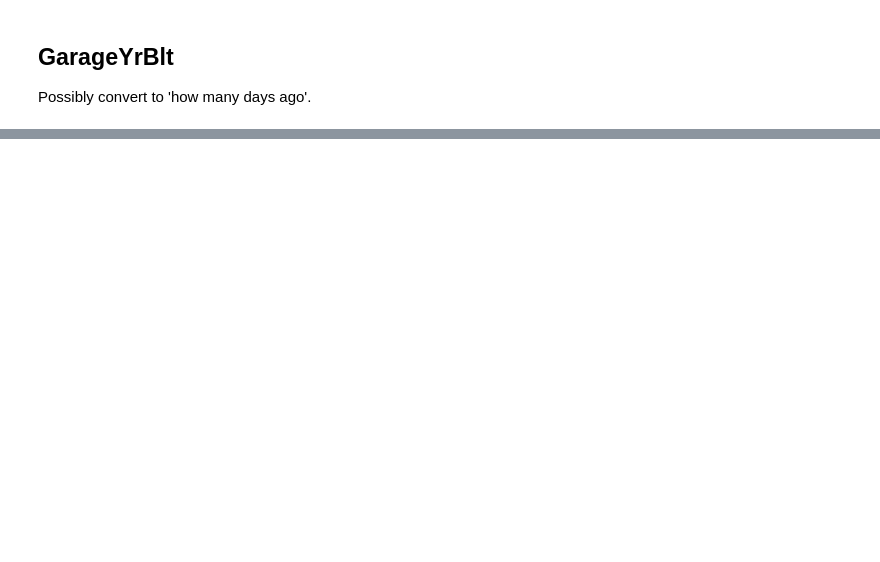
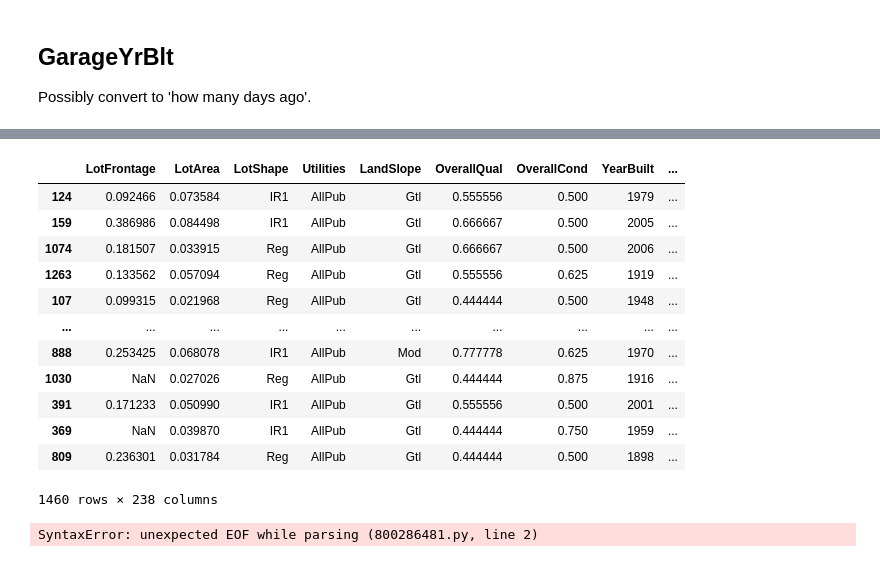
Before and after one commit to sangstar/kaggle-house-prices, a Jupyter notebook: main.ipynb, the cells around one changed output, grey strips where cells are left out. Drawn from its saved outputs; the diff is of its cells as text; code cells hidden in the pictures; blank space fills up the shorter version.

Commit message:
working on converting some numerical data

```diff
--- a/main.ipynb
+++ b/main.ipynb
@@ -171,0 +167,30 @@ There isn't a whole lot of rows to this data, so if I add too many columns we st
+# %%
+df = df.drop(columns = ['MoSold','Id'])
+# %%
+to_one_hot = [
+    'MiscFeature',
+    'SaleType',
+    'SaleCondition',
+    'CentralAir',
+    'Electrical',
+    'Heating',
+    'Foundation',
+    'RoofStyle',
+    'RoofMatl',
+    'Exterior1st',
+    'Exterior2nd',
+    'MasVnrType',
+    'Street',
+    'Alley',
+    'LandContour',
+    'LotConfig',
+    'Neighborhood',
+    'Condition1',
+    'Condition2',
+    'BldgType',
+    'HouseStyle',
+    'MSZoning',
+    'MSSubClass',
+    'GarageType',
+    'PavedDrive'
+    ]
@@ -171,0 +267,2 @@ There isn't a whole lot of rows to this data, so if I add too many columns we st
+# %%
+df = pd.get_dummies(df,columns = to_one_hot)
@@ -171,0 +284,28 @@ There isn't a whole lot of rows to this data, so if I add too many columns we st
+# %%
+from sklearn import preprocessing
+
+min_max_scaler = preprocessing.MinMaxScaler()
+
+cos_sim_df = df.copy()
+#cos_sim_df = cos_sim_df.drop(columns = numerical)
+cos_sim_df[numerical] = min_max_scaler.fit_transform(df[numerical])
+# %%
+cos_sim_df
+# %% [output]
+|  | LotFrontage | LotArea | LotShape | Utilities | LandSlope | OverallQual | OverallCond | YearBuilt | ... |
+| 124 | 0.092466 | 0.073584 | IR1 | AllPub | Gtl | 0.555556 | 0.500 | 1979 | ... |
+| 159 | 0.386986 | 0.084498 | IR1 | AllPub | Gtl | 0.666667 | 0.500 | 2005 | ... |
+| 1074 | 0.181507 | 0.033915 | Reg | AllPub | Gtl | 0.666667 | 0.500 | 2006 | ... |
+| 1263 | 0.133562 | 0.057094 | Reg | AllPub | Gtl | 0.555556 | 0.625 | 1919 | ... |
+| 107 | 0.099315 | 0.021968 | Reg | AllPub | Gtl | 0.444444 | 0.500 | 1948 | ... |
+| ... | ... | ... | ... | ... | ... | ... | ... | ... | ... |
+| 888 | 0.253425 | 0.068078 | IR1 | AllPub | Mod | 0.777778 | 0.625 | 1970 | ... |
+| 1030 | NaN | 0.027026 | Reg | AllPub | Gtl | 0.444444 | 0.875 | 1916 | ... |
+| 391 | 0.171233 | 0.050990 | IR1 | AllPub | Gtl | 0.555556 | 0.500 | 2001 | ... |
+| 369 | NaN | 0.039870 | IR1 | AllPub | Gtl | 0.444444 | 0.750 | 1959 | ... |
+| 809 | 0.236301 | 0.031784 | Reg | AllPub | Gtl | 0.444444 | 0.500 | 1898 | ... |
+1460 rows × 238 columns
+# %%
+def smart_fillna(column):
+# %% [output]
+SyntaxError: unexpected EOF while parsing (800286481.py, line 2)
```
Also changed, not shown: parts of 83 cells of this notebook, 3 other files.
